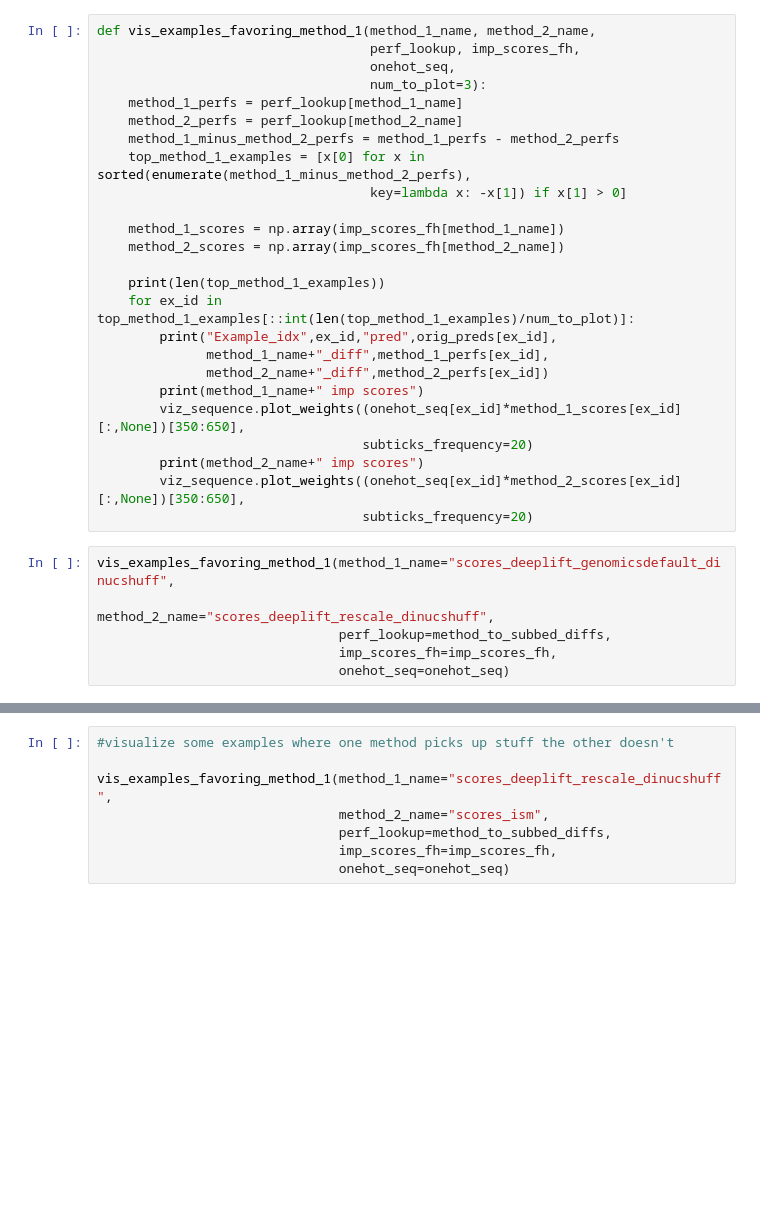
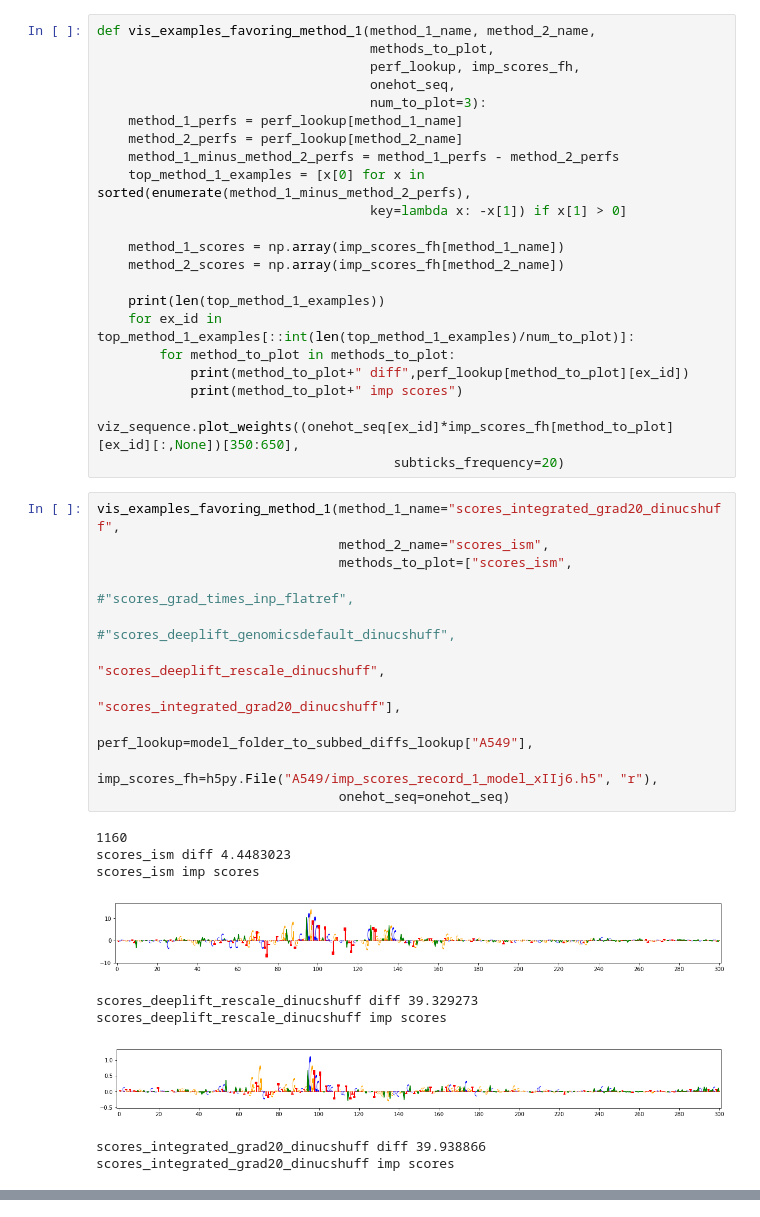
Before and after one commit to kundajelab/interpret-benchmark, a Jupyter notebook: data/Assess model fidelity.ipynb, the cells around one changed output, grey strips where cells are left out. Drawn from its saved outputs; the diff is of its cells as text; blank space fills up the shorter version.

Commit message:
model fidelity analysis update

```diff
--- a/data/Assess model fidelity.ipynb
+++ b/data/Assess model fidelity.ipynb
@@ -312,5 +310,6 @@ scores_integrated_grad20_dinucshuff  ~  scores_integrated_grad10_dinucshuff pval
 # %%
 def vis_examples_favoring_method_1(method_1_name, method_2_name,
+                                   methods_to_plot,
                                    perf_lookup, imp_scores_fh,
                                    onehot_seq,
                                    num_to_plot=3):
@@ -325,18 +324,29 @@ def vis_examples_favoring_method_1(method_1_name, method_2_name,
 
     print(len(top_method_1_examples))
     for ex_id in top_method_1_examples[::int(len(top_method_1_examples)/num_to_plot)]:
-        print("Example_idx",ex_id,"pred",orig_preds[ex_id],
-              method_1_name+"_diff",method_1_perfs[ex_id],
-              method_2_name+"_diff",method_2_perfs[ex_id])
-        print(method_1_name+" imp scores")
-        viz_sequence.plot_weights((onehot_seq[ex_id]*method_1_scores[ex_id][:,None])[350:650],
-                                  subticks_frequency=20)
-        print(method_2_name+" imp scores")
-        viz_sequence.plot_weights((onehot_seq[ex_id]*method_2_scores[ex_id][:,None])[350:650],
-                                  subticks_frequency=20)
+        for method_to_plot in methods_to_plot:
+            print(method_to_plot+" diff",perf_lookup[method_to_plot][ex_id])
+            print(method_to_plot+" imp scores")
+            viz_sequence.plot_weights((onehot_seq[ex_id]*imp_scores_fh[method_to_plot][ex_id][:,None])[350:650],
+                                      subticks_frequency=20)
 # %%
-vis_examples_favoring_method_1(method_1_name="scores_deeplift_genomicsdefault_dinucshuff",
-                               method_2_name="scores_deeplift_rescale_dinucshuff",
-                               perf_lookup=method_to_subbed_diffs,
-                               imp_scores_fh=imp_scores_fh,
+vis_examples_favoring_method_1(method_1_name="scores_integrated_grad20_dinucshuff",
+                               method_2_name="scores_ism",
+                               methods_to_plot=["scores_ism",
+                                                #"scores_grad_times_inp_flatref",
+                                                #"scores_deeplift_genomicsdefault_dinucshuff",
+                                                "scores_deeplift_rescale_dinucshuff",
+                                                "scores_integrated_grad20_dinucshuff"],
+                               perf_lookup=model_folder_to_subbed_diffs_lookup["A549"],
+                               imp_scores_fh=h5py.File("A549/imp_scores_record_1_model_xIIj6.h5", "r"),
                                onehot_seq=onehot_seq)
+# %% [output]
+1160
+scores_ism diff 4.4483023
+scores_ism imp scores
+[figure, added]
+scores_deeplift_rescale_dinucshuff diff 39.329273
+scores_deeplift_rescale_dinucshuff imp scores
+[figure, added]
+scores_integrated_grad20_dinucshuff diff 39.938866
+scores_integrated_grad20_dinucshuff imp scores
@@ -343,8 +363,0 @@ vis_examples_favoring_method_1(method_1_name="scores_deeplift_genomicsdefault_di
-# %%
-#visualize some examples where one method picks up stuff the other doesn't
-
-vis_examples_favoring_method_1(method_1_name="scores_deeplift_rescale_dinucshuff",
-                               method_2_name="scores_ism",
-                               perf_lookup=method_to_subbed_diffs,
-                               imp_scores_fh=imp_scores_fh,
-                               onehot_seq=onehot_seq)
```
Also changed, not shown: parts of 4 cells of this notebook.
